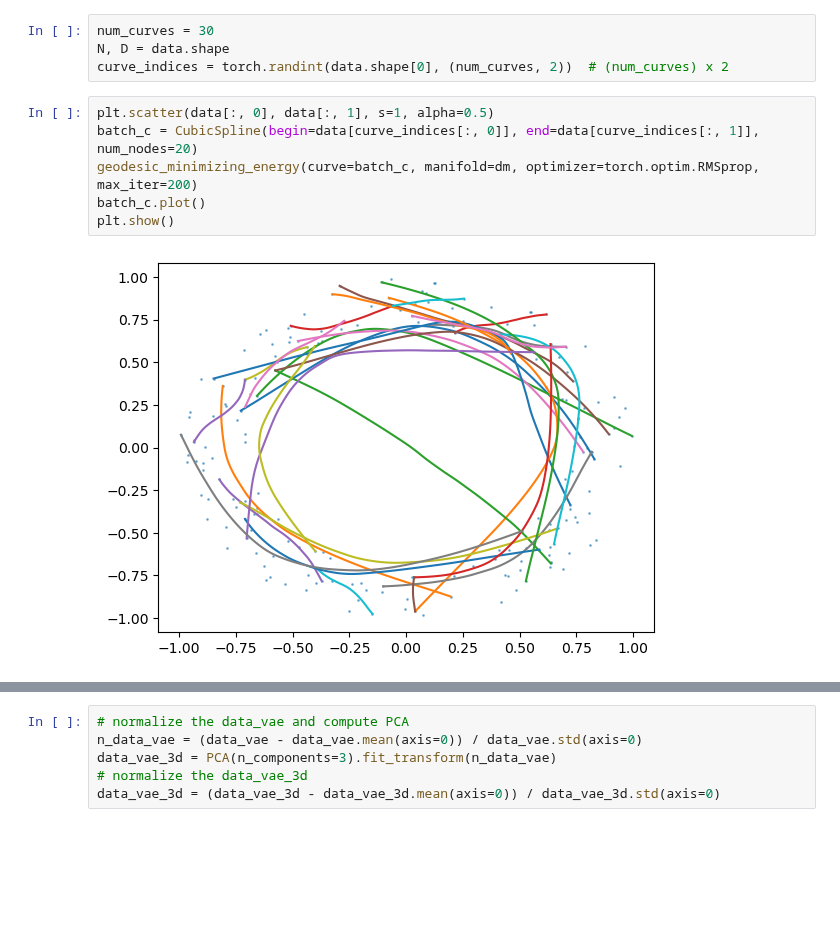
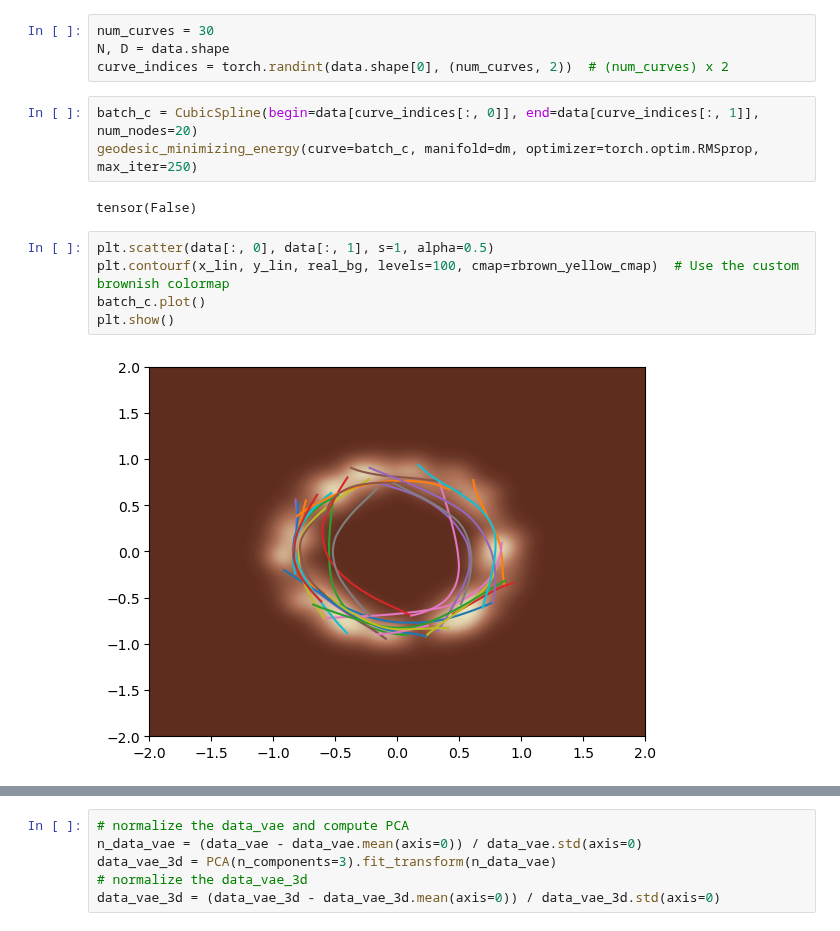
Before and after one commit to fablos/geo_latte, a Jupyter notebook: icra/circular_data.ipynb, the cells around one changed output, grey strips where cells are left out. Drawn from its saved outputs; the diff is of its cells as text; blank space fills up the shorter version.

```diff
--- a/icra/circular_data.ipynb
+++ b/icra/circular_data.ipynb
@@ -75,13 +38,17 @@ num_curves = 30
 N, D = data.shape
 curve_indices = torch.randint(data.shape[0], (num_curves, 2))  # (num_curves) x 2
 # %%
-plt.scatter(data[:, 0], data[:, 1], s=1, alpha=0.5)
 batch_c = CubicSpline(begin=data[curve_indices[:, 0]], end=data[curve_indices[:, 1]], num_nodes=20)
-geodesic_minimizing_energy(curve=batch_c, manifold=dm, optimizer=torch.optim.RMSprop, max_iter=200)
-batch_c.plot()
-plt.show()
+geodesic_minimizing_energy(curve=batch_c, manifold=dm, optimizer=torch.optim.RMSprop, max_iter=250)
 # %% [output]
-[figure, removed]
+tensor(False)
+# %%
+plt.scatter(data[:, 0], data[:, 1], s=1, alpha=0.5)
+plt.contourf(x_lin, y_lin, real_bg, levels=100, cmap=rbrown_yellow_cmap)  # Use the custom brownish colormap
+batch_c.plot()
+plt.show()
+# %% [output]
+[figure, added]
 # %%
 batch_c.euclidean_length().mean().item()
 # %% [output]
```
Also changed, not shown: parts of 28 cells of this notebook, 2 other files.
